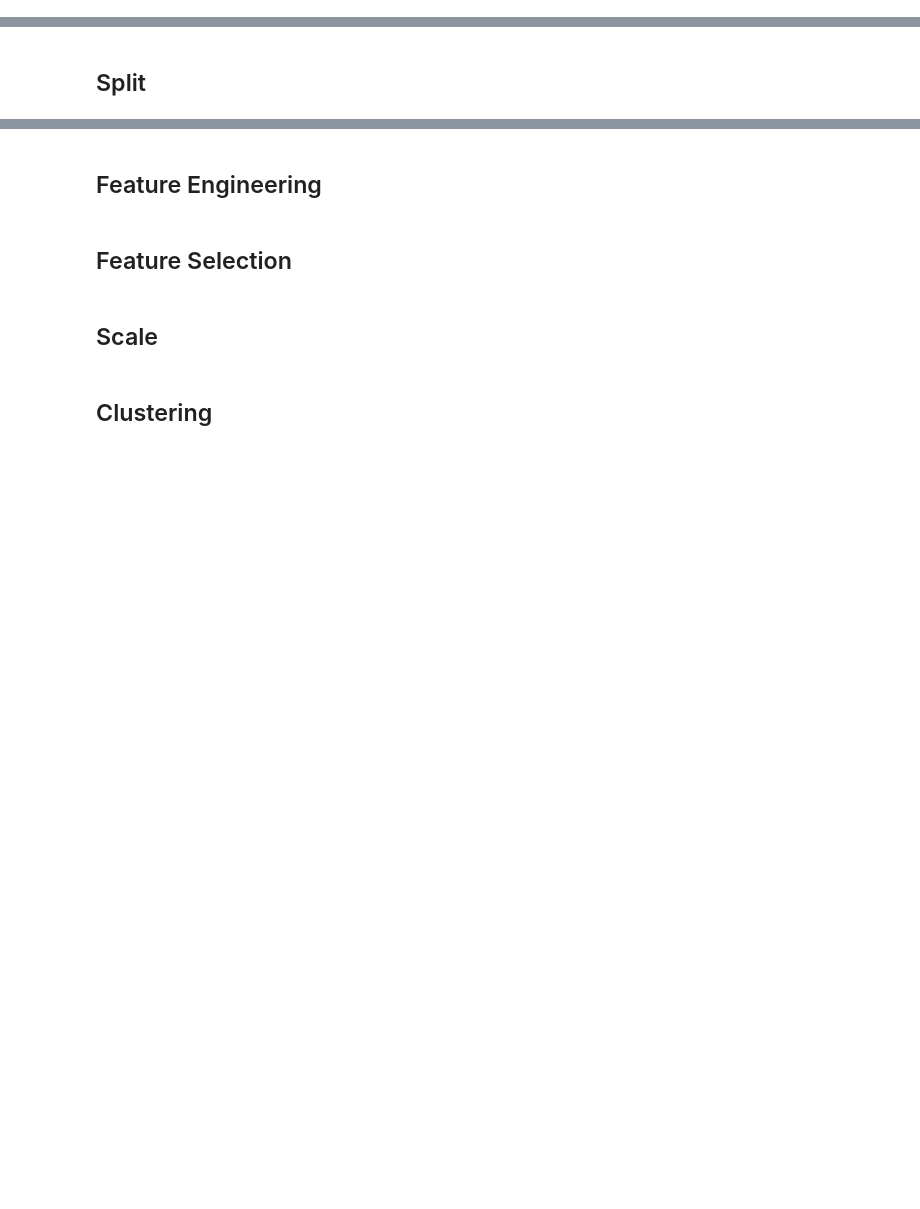
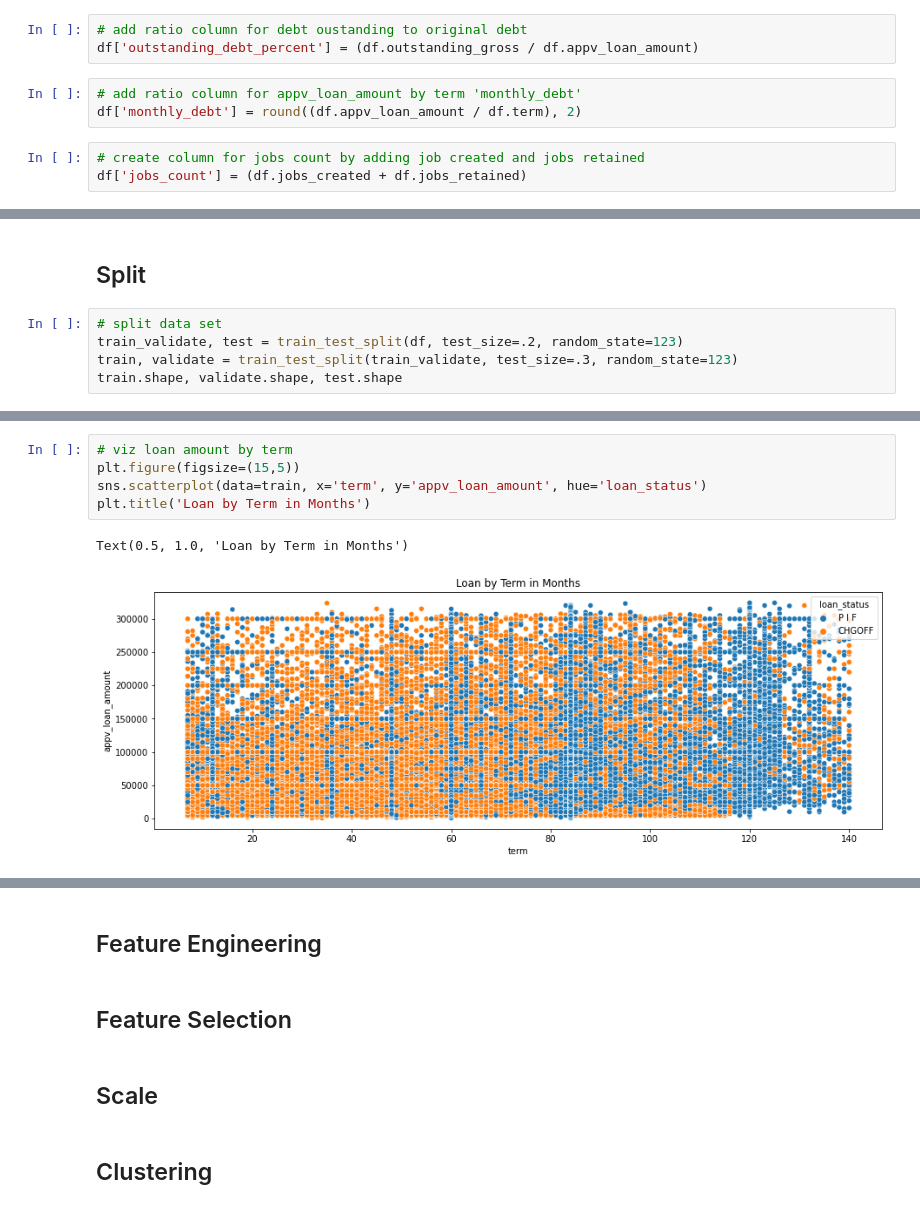
Before and after one commit to kanieladenis/individual_project, a Jupyter notebook: individual_project_sba_loans_working_copy.ipynb, the cells around one changed output, grey strips where cells are left out. Saved outputs shown, nothing was run; the diff lists cells and outputs as text; blank space fills up the shorter version.

```diff
--- a/individual_project_sba_loans_working_copy.ipynb
+++ b/individual_project_sba_loans_working_copy.ipynb
@@ -144,0 +565,9 @@ df.head()
+# %%
+# add ratio column for debt oustanding to original debt
+df['outstanding_debt_percent'] = (df.outstanding_gross / df.appv_loan_amount)
+# %%
+# add ratio column for appv_loan_amount by term 'monthly_debt'
+df['monthly_debt'] = round((df.appv_loan_amount / df.term), 2)
+# %%
+# create column for jobs count by adding job created and jobs retained
+df['jobs_count'] = (df.jobs_created + df.jobs_retained)
@@ -149,2 +580,7 @@ df.head()
 # %% [markdown]
 ## Split
+# %%
+# split data set
+train_validate, test = train_test_split(df, test_size=.2, random_state=123)
+train, validate = train_test_split(train_validate, test_size=.3, random_state=123)
+train.shape, validate.shape, test.shape
@@ -152,0 +621,8 @@ df.head()
+# %%
+# viz loan amount by term
+plt.figure(figsize=(15,5))
+sns.scatterplot(data=train, x='term', y='appv_loan_amount', hue='loan_status')
+plt.title('Loan by Term in Months')
+# %% [output]
+Text(0.5, 1.0, 'Loan by Term in Months')
+[figure, added]
```
Also changed, not shown: parts of 49 cells of this notebook.
